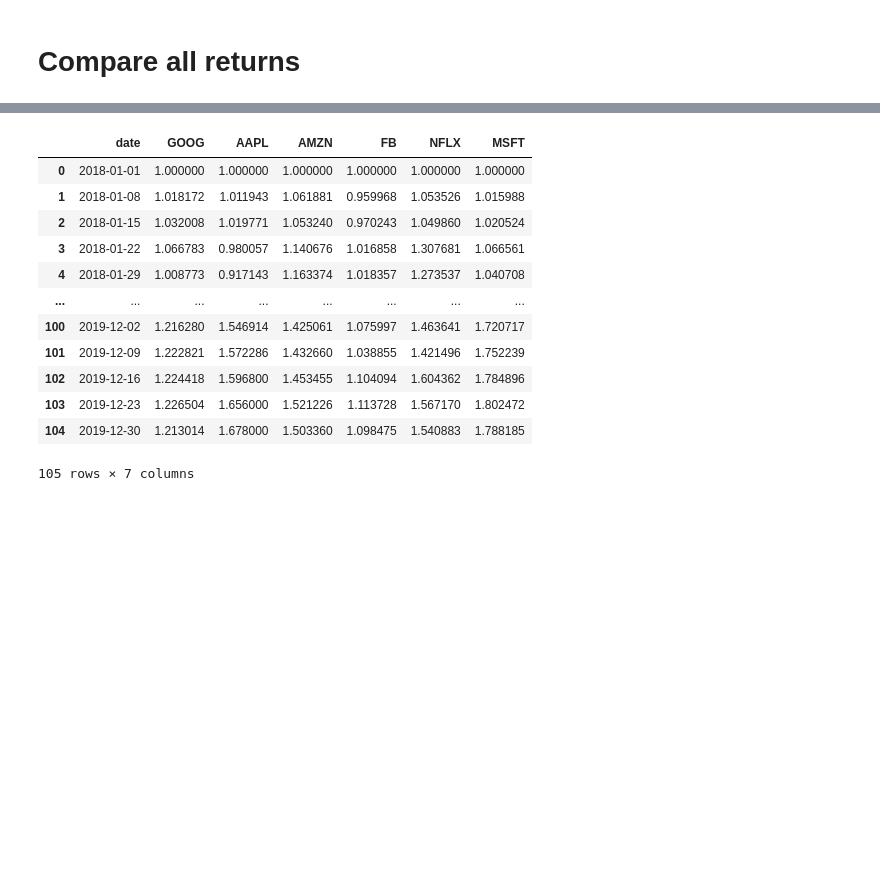
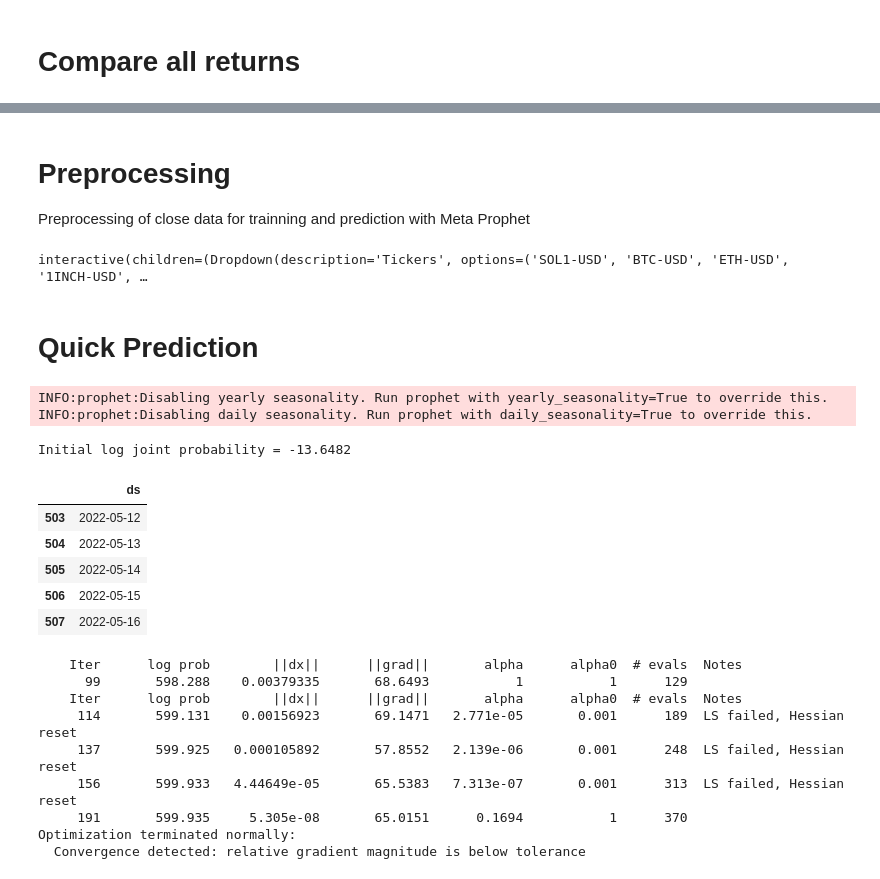
Before and after one commit to MattChinchilla/DATA_SCIENCE, a Jupyter notebook: TimeSeries/crypto_forecast_v1.ipynb, the cells around one changed output, grey strips where cells are left out. Drawn from its saved outputs; the diff is of its cells as text; code cells hidden in the pictures; blank space fills up the shorter version.

```diff
--- a/TimeSeries/crypto_forecast_v1.ipynb
+++ b/TimeSeries/crypto_forecast_v1.ipynb
@@ -168,16 +166,42 @@ fig.show()
-# %%
-df
-# %% [output]
-|  | date | GOOG | AAPL | AMZN | FB | NFLX | MSFT |
-| 0 | 2018-01-01 | 1.000000 | 1.000000 | 1.000000 | 1.000000 | 1.000000 | 1.000000 |
-| 1 | 2018-01-08 | 1.018172 | 1.011943 | 1.061881 | 0.959968 | 1.053526 | 1.015988 |
-| 2 | 2018-01-15 | 1.032008 | 1.019771 | 1.053240 | 0.970243 | 1.049860 | 1.020524 |
-| 3 | 2018-01-22 | 1.066783 | 0.980057 | 1.140676 | 1.016858 | 1.307681 | 1.066561 |
-| 4 | 2018-01-29 | 1.008773 | 0.917143 | 1.163374 | 1.018357 | 1.273537 | 1.040708 |
-| ... | ... | ... | ... | ... | ... | ... | ... |
-| 100 | 2019-12-02 | 1.216280 | 1.546914 | 1.425061 | 1.075997 | 1.463641 | 1.720717 |
-| 101 | 2019-12-09 | 1.222821 | 1.572286 | 1.432660 | 1.038855 | 1.421496 | 1.752239 |
-| 102 | 2019-12-16 | 1.224418 | 1.596800 | 1.453455 | 1.104094 | 1.604362 | 1.784896 |
-| 103 | 2019-12-23 | 1.226504 | 1.656000 | 1.521226 | 1.113728 | 1.567170 | 1.802472 |
-| 104 | 2019-12-30 | 1.213014 | 1.678000 | 1.503360 | 1.098475 | 1.540883 | 1.788185 |
-105 rows × 7 columns
+# %% [markdown]
+# Preprocessing
+Preprocessing of close data for trainning and prediction with Meta Prophet
+# %%
+@ipyw.interact_manual (Tickers = tickers)
+
+def munge(Tickers):
+    global df
+    df = close[['Date',Tickers]]   #Create new dataframe with Date and Ticker columns based on selected ticker
+    df = df.rename(columns={'Date':'ds', Tickers: 'y'}) #rename columns
+    df = df.dropna()#remove nan values
+    df = datecheck(df)
+    return(df.head())
+# %% [output]
+interactive(children=(Dropdown(description='Tickers', options=('SOL1-USD', 'BTC-USD', 'ETH-USD', '1INCH-USD', …
+# %% [markdown]
+# Quick Prediction
+# %%
+from prophet import Prophet
+m = Prophet() #Create Prophet object
+m.fit(df) #Fit Prophet model
+future = m.make_future_dataframe(periods=90) #Create future dataframe
+future.tail()
+# %% [output]
+INFO:prophet:Disabling yearly seasonality. Run prophet with yearly_seasonality=True to override this.
+INFO:prophet:Disabling daily seasonality. Run prophet with daily_seasonality=True to override this.
+Initial log joint probability = -13.6482
+|  | ds |
+| 503 | 2022-05-12 |
+| 504 | 2022-05-13 |
+| 505 | 2022-05-14 |
+| 506 | 2022-05-15 |
+| 507 | 2022-05-16 |
+    Iter      log prob        ||dx||      ||grad||       alpha      alpha0  # evals  Notes
+      99       598.288    0.00379335       68.6493           1           1      129
+    Iter      log prob        ||dx||      ||grad||       alpha      alpha0  # evals  Notes
+     114       599.131    0.00156923       69.1471   2.771e-05       0.001      189  LS failed, Hessian reset
+     137       599.925   0.000105892       57.8552   2.139e-06       0.001      248  LS failed, Hessian reset
+     156       599.933   4.44649e-05       65.5383   7.313e-07       0.001      313  LS failed, Hessian reset
+     191       599.935     5.305e-08       65.0151      0.1694           1      370
+Optimization terminated normally:
+  Convergence detected: relative gradient magnitude is below tolerance
```
Also changed, not shown: parts of 5 cells of this notebook.
